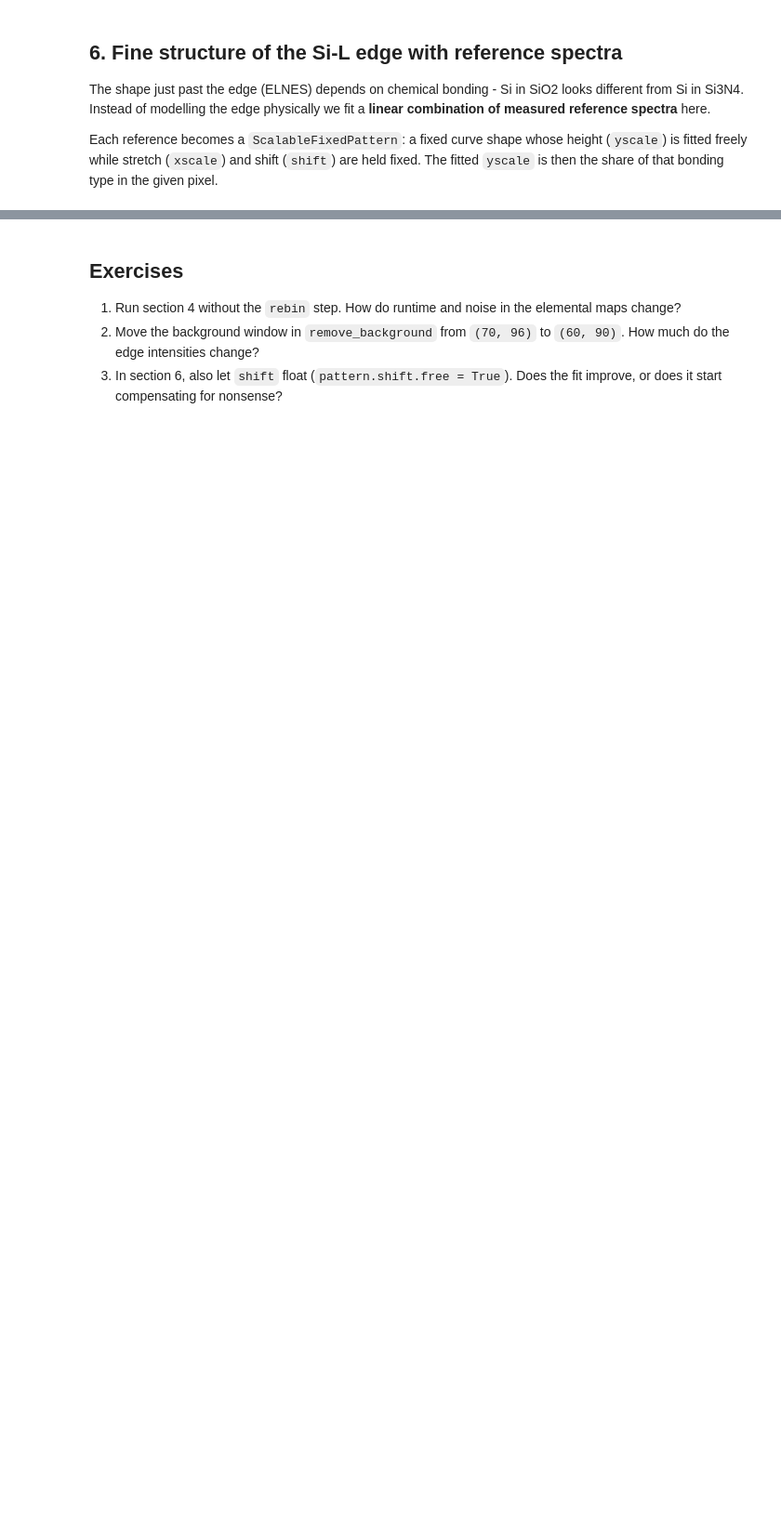
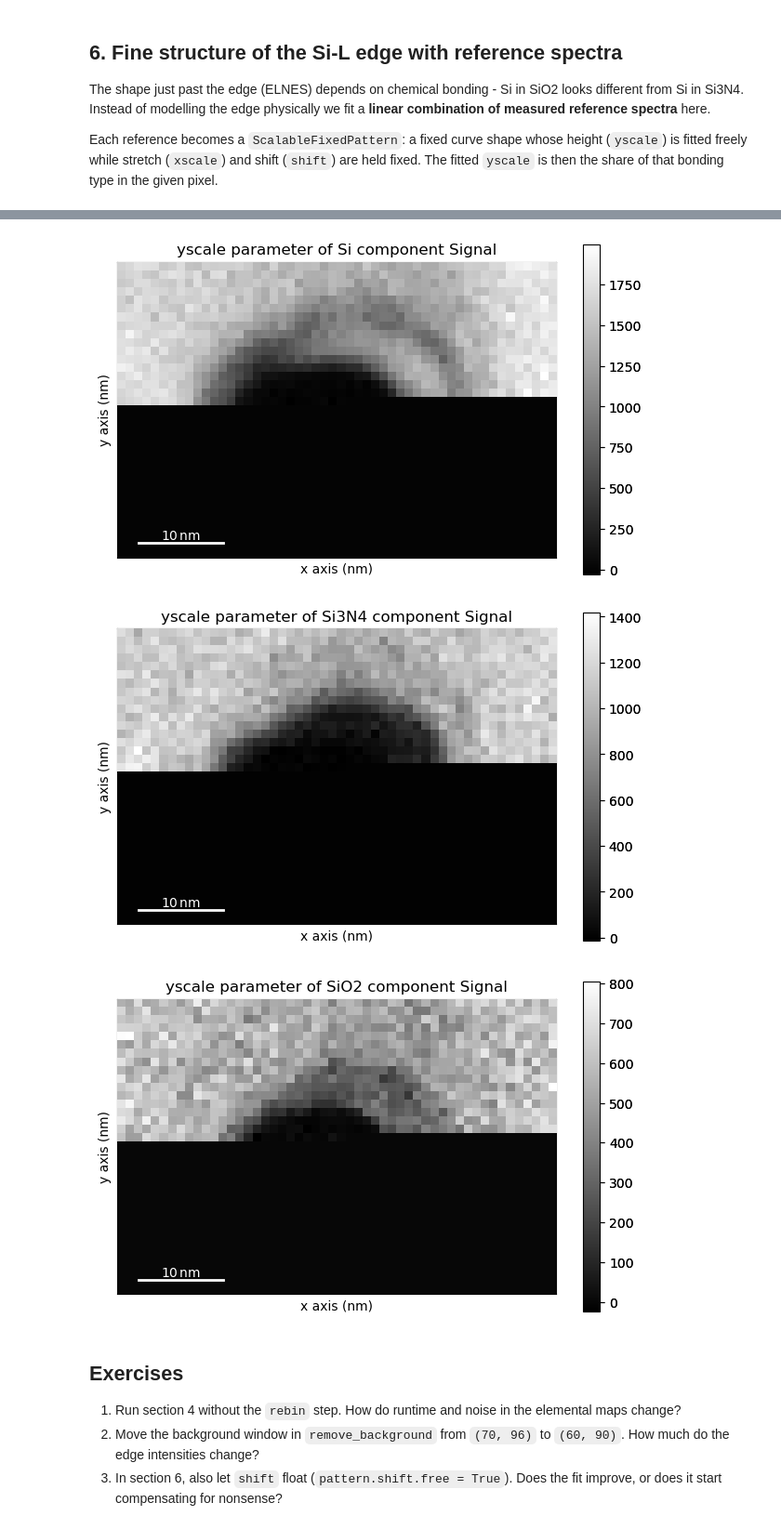
Before and after one commit to marki155/STEMDataAnalysisWorkshop, a Jupyter notebook: notebooks/01_EELS_modeling.ipynb, the cells around one changed output, grey strips where cells are left out. Shown at 93% size. Saved outputs shown, nothing was run; the diff lists cells and outputs as text; code cells hidden in the pictures; blank space fills up the shorter version.

```diff
--- a/notebooks/01_EELS_modeling.ipynb
+++ b/notebooks/01_EELS_modeling.ipynb
@@ -242,5 +222,7 @@ for name, s in standards.items():
 # %%
-m = s_smooth.create_model(auto_background=False)
+m_Si_fine = s_smooth.create_model(auto_background=False)
+edges = [c for c in m_Si_fine if type(c).__name__ == "EELSCLEdge"]
+m_Si_fine.remove(edges)
 
 for name, s in standards.items():
     pattern = hs.model.components1D.ScalableFixedPattern(s)
@@ -251,6 +233,6 @@ for name, s in standards.items():
     pattern.yscale.bmin = 0       # negative shares make no physical sense
     pattern.yscale.bmax = 1e7
 
-    m.append(pattern)
+    m_Si_fine.append(pattern)
 
-m.components
+m_Si_fine.components
@@ -298,5 +491,10 @@ m.multifit(bounded=True)
 # %%
-m.plot_results()
+%matplotlib inline
+m_Si_fine.plot_results()
+# %% [output]
+[figure, added]
+[figure, added]
+[figure, added]
 # %% [markdown]
 ## Exercises
 
```
Also changed, not shown: parts of 11 cells of this notebook.
